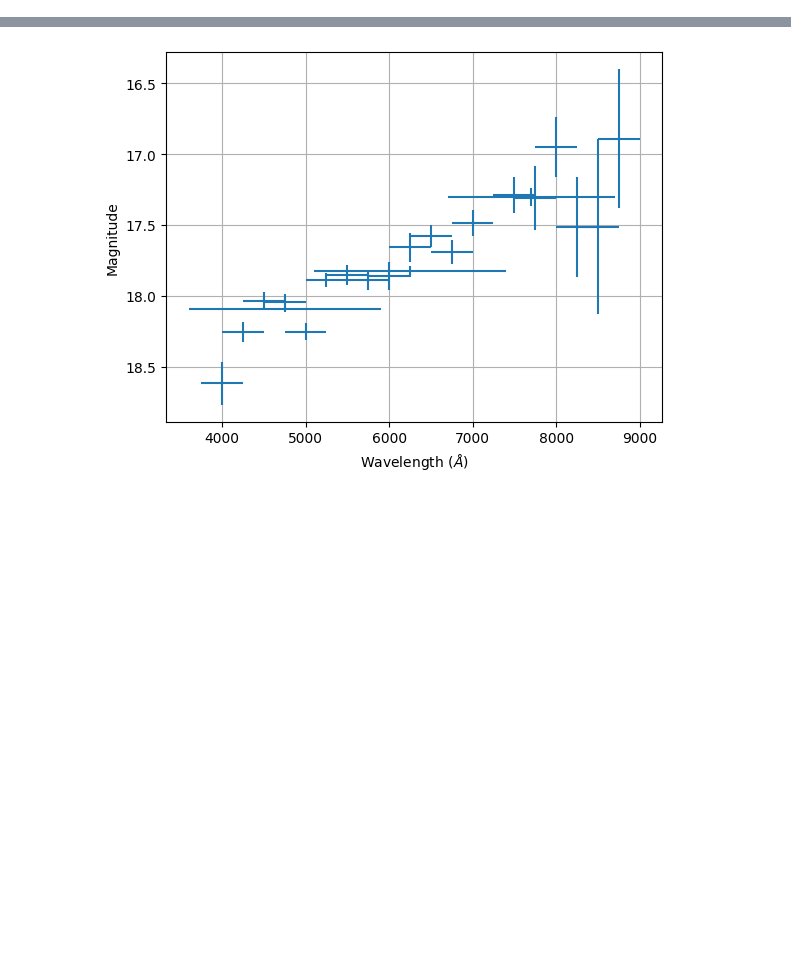
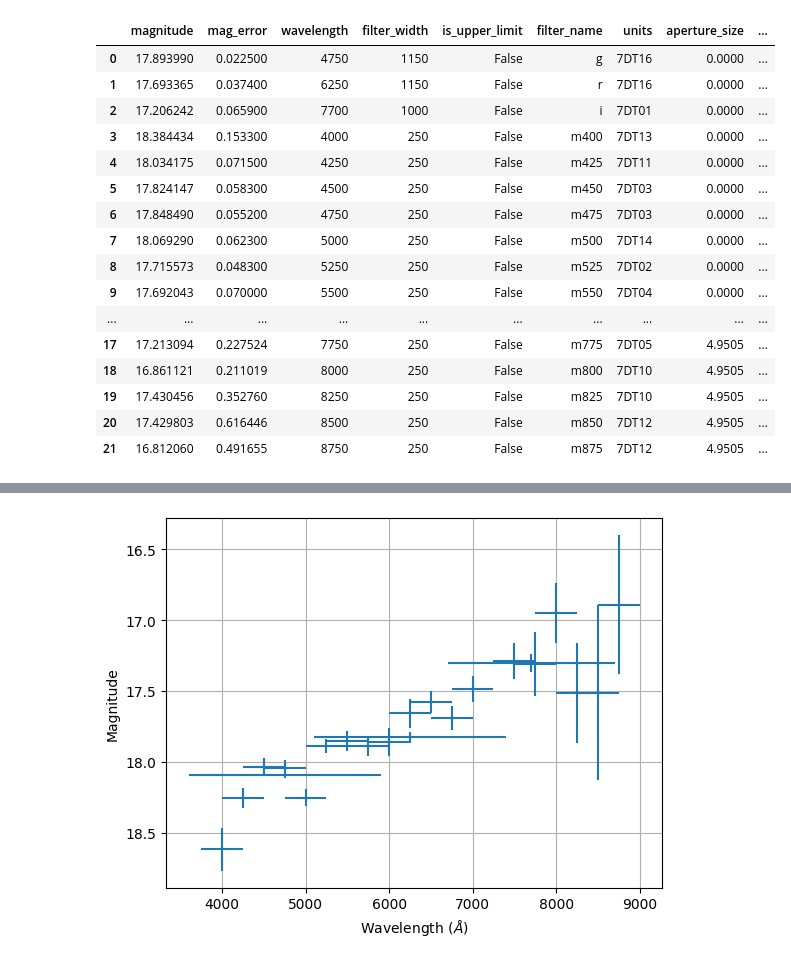
Before and after one commit to 7DimensionalTelescope/GRB251013C, a Jupyter notebook: run.ipynb, the cells around one changed output, grey strips where cells are left out. Cells and saved outputs as stored; diff of their text form; code cells hidden in the pictures; blank space fills up the shorter version.

Commit message:
add extinction

```diff
--- a/run.ipynb
+++ b/run.ipynb
@@ -19,0 +5,23 @@ df = pd.read_csv(SDT_DATA_FILENAME, sep=",")
+# %%
+from code.io import read_data
+df = read_data("sdt", correct_galactic_extinction=True)
+# %%
+df
+# %% [output]
+|  | magnitude | mag_error | wavelength | filter_width | is_upper_limit | filter_name | units | aperture_size | ... |
+| 0 | 17.893990 | 0.022500 | 4750 | 1150 | False | g | 7DT16 | 0.0000 | ... |
+| 1 | 17.693365 | 0.037400 | 6250 | 1150 | False | r | 7DT16 | 0.0000 | ... |
+| 2 | 17.206242 | 0.065900 | 7700 | 1000 | False | i | 7DT01 | 0.0000 | ... |
+| 3 | 18.384434 | 0.153300 | 4000 | 250 | False | m400 | 7DT13 | 0.0000 | ... |
+| 4 | 18.034175 | 0.071500 | 4250 | 250 | False | m425 | 7DT11 | 0.0000 | ... |
+| 5 | 17.824147 | 0.058300 | 4500 | 250 | False | m450 | 7DT03 | 0.0000 | ... |
+| 6 | 17.848490 | 0.055200 | 4750 | 250 | False | m475 | 7DT03 | 0.0000 | ... |
+| 7 | 18.069290 | 0.062300 | 5000 | 250 | False | m500 | 7DT14 | 0.0000 | ... |
+| 8 | 17.715573 | 0.048300 | 5250 | 250 | False | m525 | 7DT02 | 0.0000 | ... |
+| 9 | 17.692043 | 0.070000 | 5500 | 250 | False | m550 | 7DT04 | 0.0000 | ... |
+| ... | ... | ... | ... | ... | ... | ... | ... | ... | ... |
+| 17 | 17.213094 | 0.227524 | 7750 | 250 | False | m775 | 7DT05 | 4.9505 | ... |
+| 18 | 16.861121 | 0.211019 | 8000 | 250 | False | m800 | 7DT10 | 4.9505 | ... |
+| 19 | 17.430456 | 0.352760 | 8250 | 250 | False | m825 | 7DT10 | 4.9505 | ... |
+| 20 | 17.429803 | 0.616446 | 8500 | 250 | False | m850 | 7DT12 | 4.9505 | ... |
+| 21 | 16.812060 | 0.491655 | 8750 | 250 | False | m875 | 7DT12 | 4.9505 | ... |
```
Also changed, not shown: parts of 9 cells of this notebook, 5 other files.
